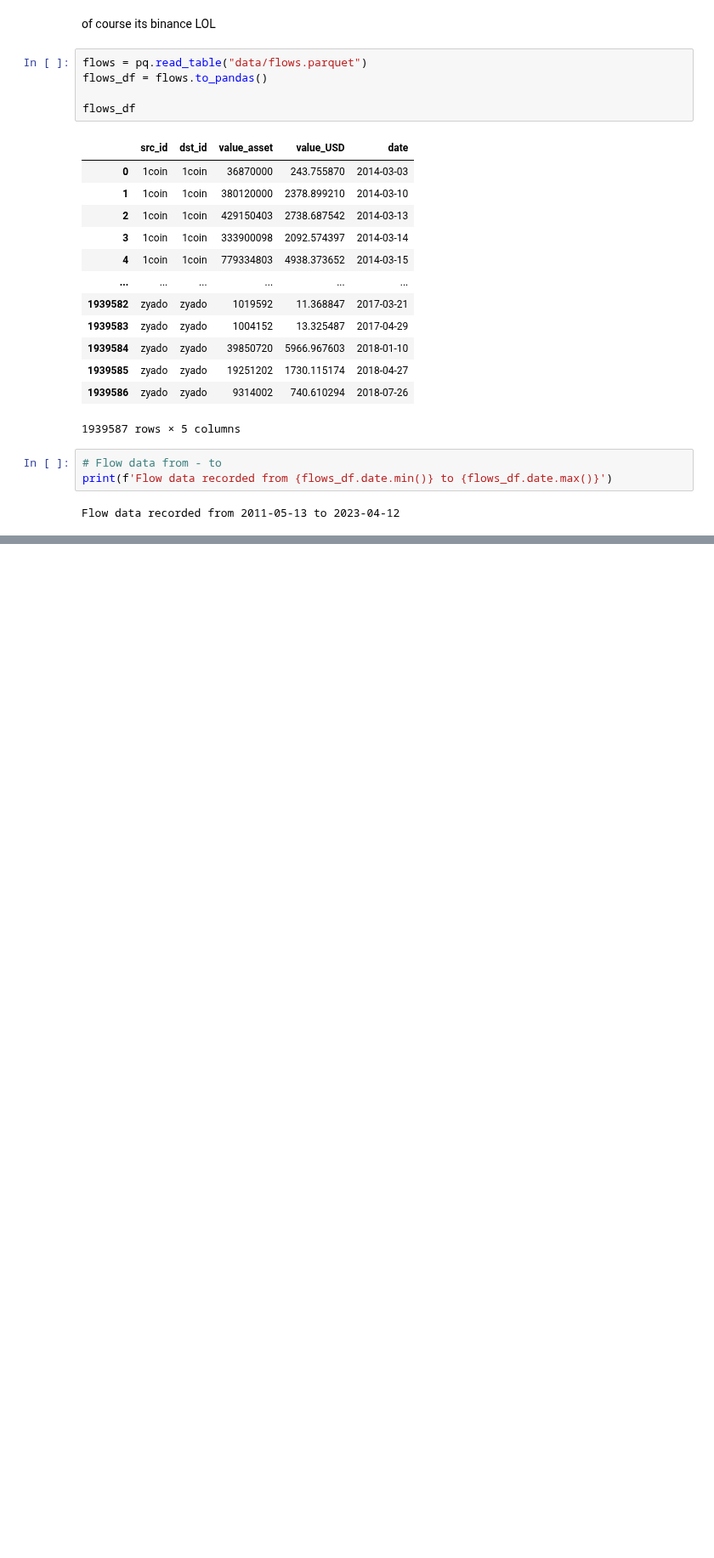
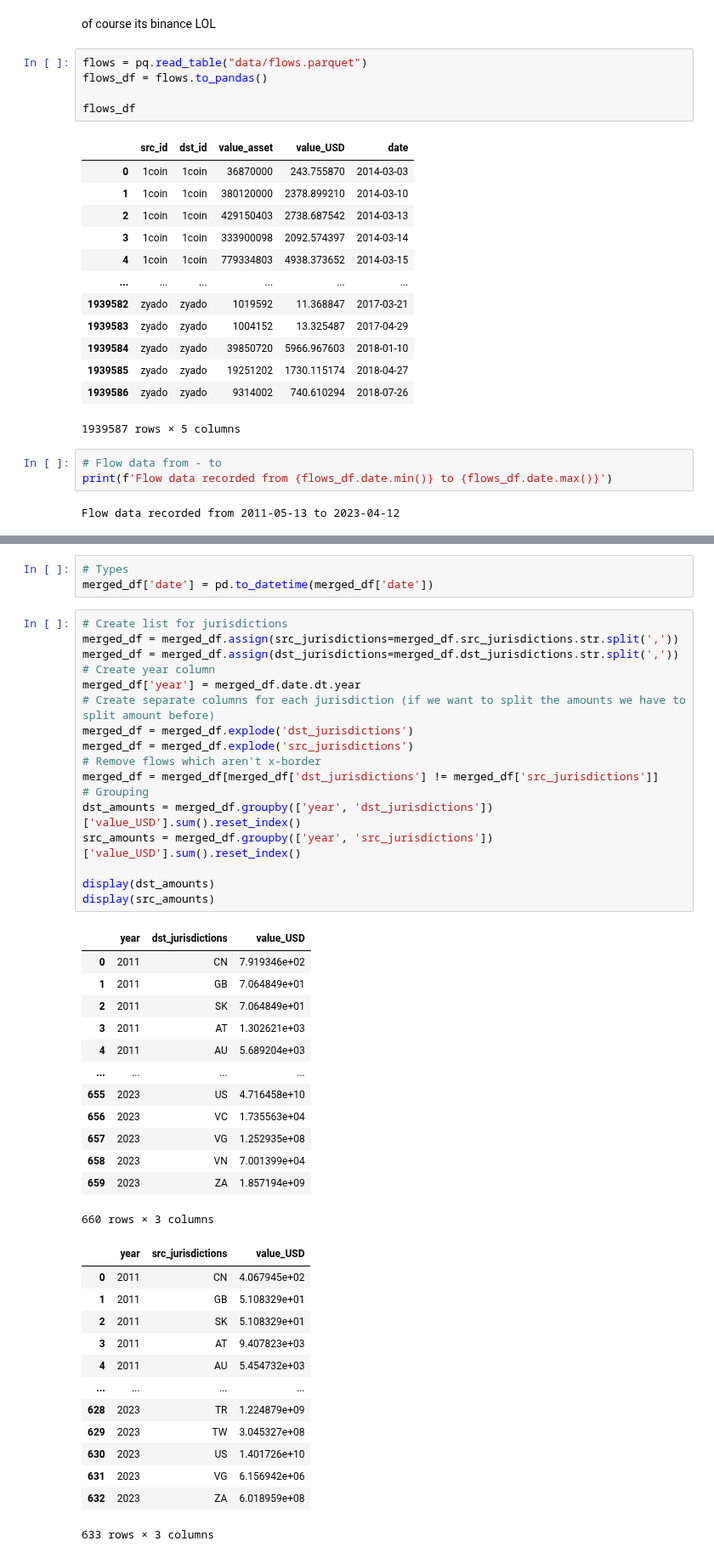
Before and after one commit to FlowDrucka64/MoneyFlow, a Jupyter notebook: data_exploration.ipynb, the cells around one changed output, grey strips where cells are left out. Shown at 85% size. Cells and saved outputs as stored; diff of their text form; blank space fills up the shorter version.

Commit message:
Sum up amounts by destination and source

```diff
--- a/data_exploration.ipynb
+++ b/data_exploration.ipynb
@@ -99,0 +90,47 @@ Flows after merging actor data 1921043
+# %%
+# Types
+merged_df['date'] = pd.to_datetime(merged_df['date'])
+# %%
+# Create list for jurisdictions
+merged_df = merged_df.assign(src_jurisdictions=merged_df.src_jurisdictions.str.split(','))
+merged_df = merged_df.assign(dst_jurisdictions=merged_df.dst_jurisdictions.str.split(','))
+# Create year column
+merged_df['year'] = merged_df.date.dt.year
+# Create separate columns for each jurisdiction (if we want to split the amounts we have to split amount before)
+merged_df = merged_df.explode('dst_jurisdictions')
+merged_df = merged_df.explode('src_jurisdictions')
+# Remove flows which aren't x-border
+merged_df = merged_df[merged_df['dst_jurisdictions'] != merged_df['src_jurisdictions']]
+# Grouping
+dst_amounts = merged_df.groupby(['year', 'dst_jurisdictions'])['value_USD'].sum().reset_index()
+src_amounts = merged_df.groupby(['year', 'src_jurisdictions'])['value_USD'].sum().reset_index()
+
+display(dst_amounts)
+display(src_amounts)
+# %% [output]
+|  | year | dst_jurisdictions | value_USD |
+| 0 | 2011 | CN | 7.919346e+02 |
+| 1 | 2011 | GB | 7.064849e+01 |
+| 2 | 2011 | SK | 7.064849e+01 |
+| 3 | 2011 | AT | 1.302621e+03 |
+| 4 | 2011 | AU | 5.689204e+03 |
+| ... | ... | ... | ... |
+| 655 | 2023 | US | 4.716458e+10 |
+| 656 | 2023 | VC | 1.735563e+04 |
+| 657 | 2023 | VG | 1.252935e+08 |
+| 658 | 2023 | VN | 7.001399e+04 |
+| 659 | 2023 | ZA | 1.857194e+09 |
+660 rows × 3 columns
+|  | year | src_jurisdictions | value_USD |
+| 0 | 2011 | CN | 4.067945e+02 |
+| 1 | 2011 | GB | 5.108329e+01 |
+| 2 | 2011 | SK | 5.108329e+01 |
+| 3 | 2011 | AT | 9.407823e+03 |
+| 4 | 2011 | AU | 5.454732e+03 |
+| ... | ... | ... | ... |
+| 628 | 2023 | TR | 1.224879e+09 |
+| 629 | 2023 | TW | 3.045327e+08 |
+| 630 | 2023 | US | 1.401726e+10 |
+| 631 | 2023 | VG | 6.156942e+06 |
+| 632 | 2023 | ZA | 6.018959e+08 |
+633 rows × 3 columns
```
Also changed, not shown: parts of 1 cell of this notebook.
